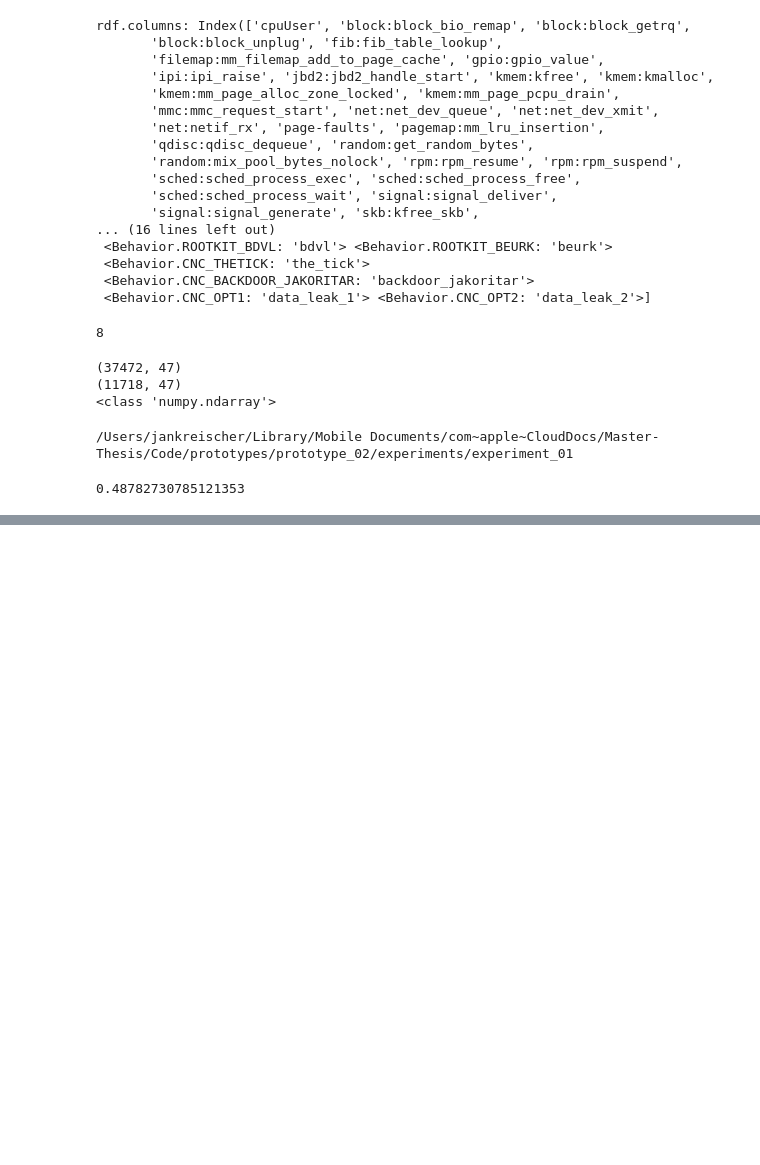
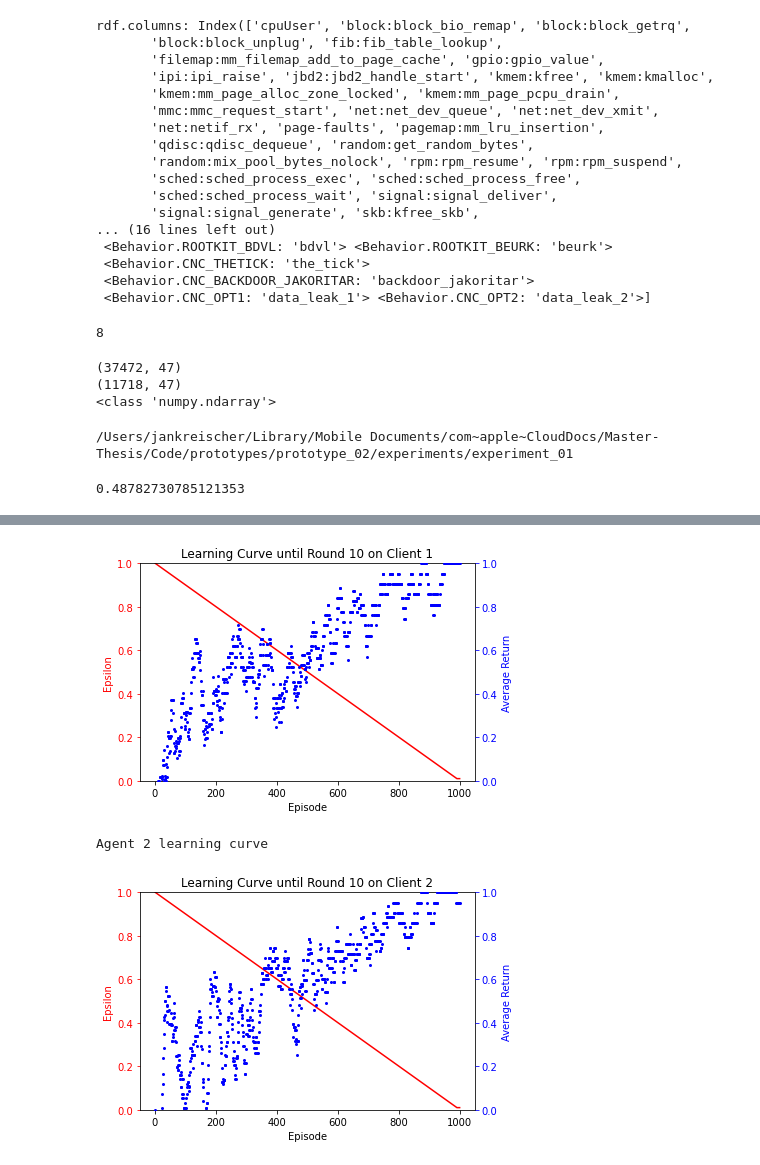
Before and after one commit to jan-kreischer/FedRL-for-IoT-Security, a Jupyter notebook: prototypes/prototype_02/experiment-01.ipynb, the cells around one changed output, grey strips where cells are left out. Cells and saved outputs as stored; diff of their text form; code cells hidden in the pictures; blank space fills up the shorter version.

```diff
--- a/prototypes/prototype_02/experiment-01.ipynb
+++ b/prototypes/prototype_02/experiment-01.ipynb
@@ -1803,0 +1922,73 @@ Agent 2 learning curve
+# %%
+experiments = Experiment(original_working_directory_path)
+experiment_id = 1
+experiment_version = 0
+experiment_path = experiments.get_experiment_path(experiment_id, experiment_version)
+
+ae_path = f"{experiment_path}/ae_model_pi3.pth"
+#ae_interpreter = get_pretrained_ae(path=ae_path, dims=46)
+
+EPSILON_START = 1.0
+EPSILON_DEC = 1e-3
+EPSILON_END = 0.01
+NR_ROUNDS = 10
+NR_EPISODES_PER_ROUND = 100
+N_SAMPLES = 1000
+
+training_data, test_data, _ = DataProvider.get_scaled_train_test_split(scaling_minmax=True, scale_normal_only=True)
+
+'''
+sampling_probabilities_1 = {
+    #Behavior.NORMAL: 0,
+    Behavior.ROOTKIT_BDVL: 1/7,
+    Behavior.ROOTKIT_BEURK: 1/7,
+    Behavior.CNC_BACKDOOR_JAKORITAR: 1/7,
+    Behavior.CNC_THETICK: 1/7,
+    Behavior.CNC_OPT1: 1/7,
+    Behavior.CNC_OPT2: 1/7,
+    Behavior.RANSOMWARE_POC: 1/7
+}
+
+sampling_probabilities_2 = {
+    #Behavior.NORMAL: 0,
+    Behavior.ROOTKIT_BDVL: 1/7,
+    Behavior.ROOTKIT_BEURK: 1/7,
+    Behavior.CNC_BACKDOOR_JAKORITAR: 1/7,
+    Behavior.CNC_THETICK: 1/7,
+    Behavior.CNC_OPT1: 1/7,
+    Behavior.CNC_OPT2: 1/7,
+    Behavior.RANSOMWARE_POC: 1/7
+}
+
+n_samples_1 = np.array(list(sampling_probabilities_1.values()))*N_SAMPLES
+n_samples_2 = np.array(list(sampling_probabilities_2.values()))*N_SAMPLES
+
+sample_matrix = np.vstack([n_samples_1, n_samples_2])
+
+#print(f"MID: {multiclass_imbalance_degree(sample_matrix)}")
+#print(f"WCS: {weighted_cosine_similarity(sample_matrix)}")
+'''
+
+environment_01 = SensorEnvironment(training_data, interpreter=initial_autoencoder, state_samples=SAMPLES)
+environment_02 = SensorEnvironment(training_data, interpreter=initial_autoencoder, state_samples=SAMPLES)
+
+global_agent = Agent(0, input_dims=environment_02.observation_space_size, n_actions=len(environment_02.actions), buffer_size=BUFFER_SIZE,
+                batch_size=BATCH_SIZE, lr=LEARNING_RATE, gamma=GAMMA, epsilon=EPSILON_START, eps_end=EPSILON_END, eps_dec=EPSILON_DEC)
+
+agent_01 = Agent(1, input_dims=environment_01.observation_space_size, n_actions=len(environment_01.actions), buffer_size=BUFFER_SIZE,
+              batch_size=BATCH_SIZE, lr=LEARNING_RATE, gamma=GAMMA, epsilon=EPSILON_START, eps_end=EPSILON_END, eps_dec=EPSILON_DEC)
+
+agent_02 = Agent(2, input_dims=environment_02.observation_space_size, n_actions=len(environment_02.actions), buffer_size=BUFFER_SIZE,
+                batch_size=BATCH_SIZE, lr=LEARNING_RATE, gamma=GAMMA, epsilon=EPSILON_START, eps_end=EPSILON_END, eps_dec=EPSILON_DEC)
+
+server = Server(global_agent, test_data, experiment_id, experiment_path, nr_rounds=NR_ROUNDS, nr_episodes_per_round=NR_EPISODES_PER_ROUND)
+
+client_01 = Client(1, agent_01, environment_01, experiment_path, MIN_REPLAY_SIZE)
+client_02 = Client(2, agent_02, environment_02, experiment_path, MIN_REPLAY_SIZE)
+
+server.add_client(client_01)
+server.add_client(client_02)
+
+evaluations = [Evaluation.LEARNING_CURVE, Evaluation.PERFORMANCE_EVALUATION]
+server.run_federation(evaluations=evaluations, evaluation_frequency=10)
+# %% [output]
@@ -1803,0 +2012,3 @@ Agent 2 learning curve
+[figure, added]
+Agent 2 learning curve
+[figure, added]
```
Also changed, not shown: parts of 47 cells of this notebook.
